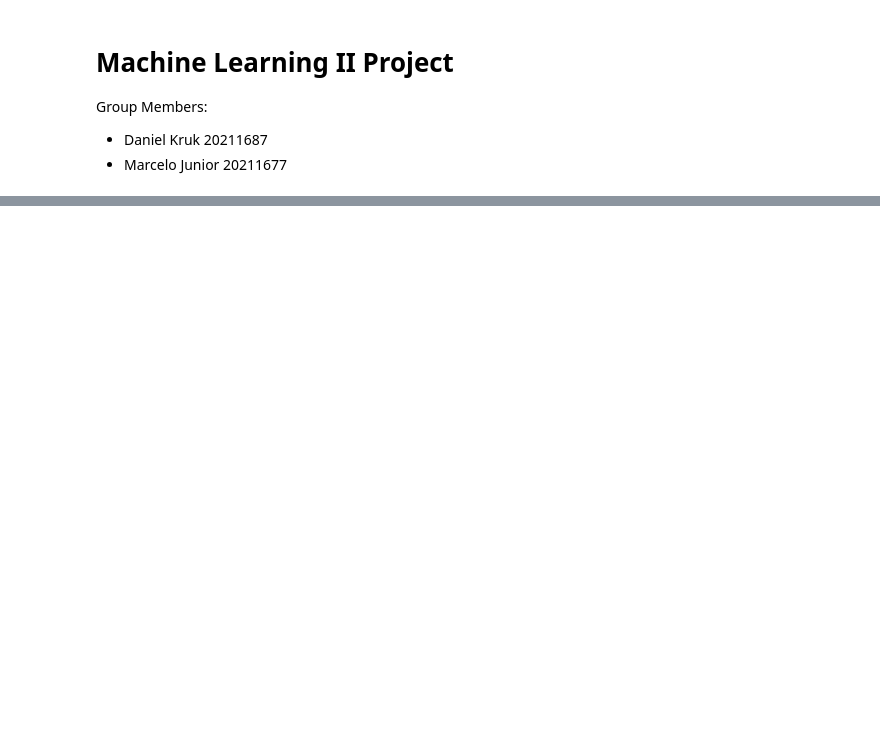
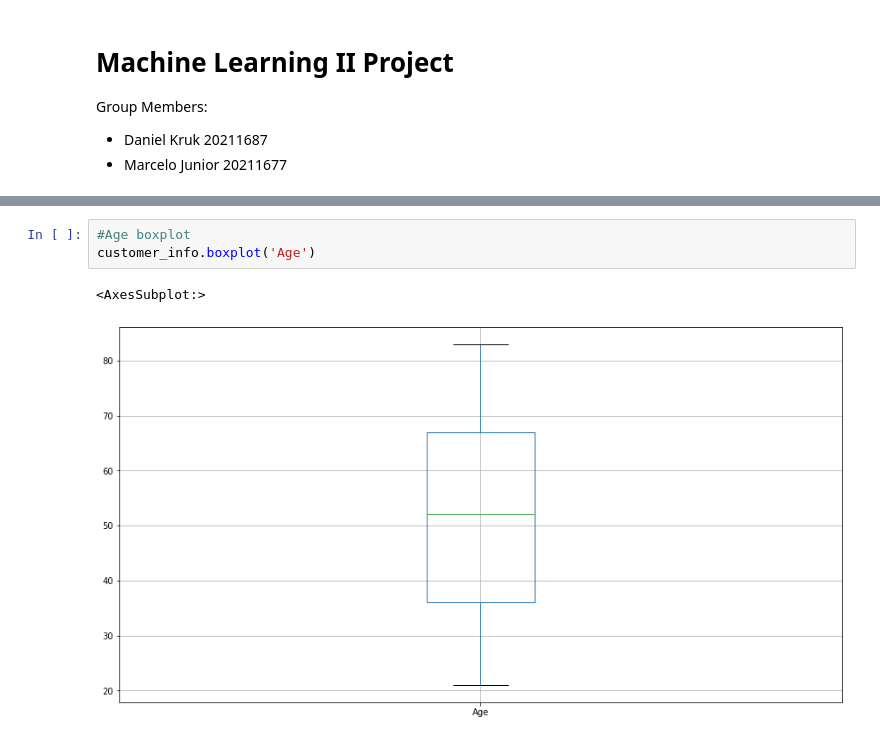
Before and after one commit to MarceloJ18/KeizerKrukis, a Jupyter notebook: proj_code_nb.ipynb, the cells around one changed output, grey strips where cells are left out. Saved outputs shown, nothing was run; the diff lists cells and outputs as text; blank space fills up the shorter version.

```diff
--- a/proj_code_nb.ipynb
+++ b/proj_code_nb.ipynb
@@ -467,0 +196,6 @@ customer_info.to_csv(path + 'Customer Info PPC.csv', index= False)
+# %%
+#Age boxplot
+customer_info.boxplot('Age')
+# %% [output]
+<AxesSubplot:>
+[figure, added]
```
Also changed, not shown: parts of 63 cells of this notebook.
